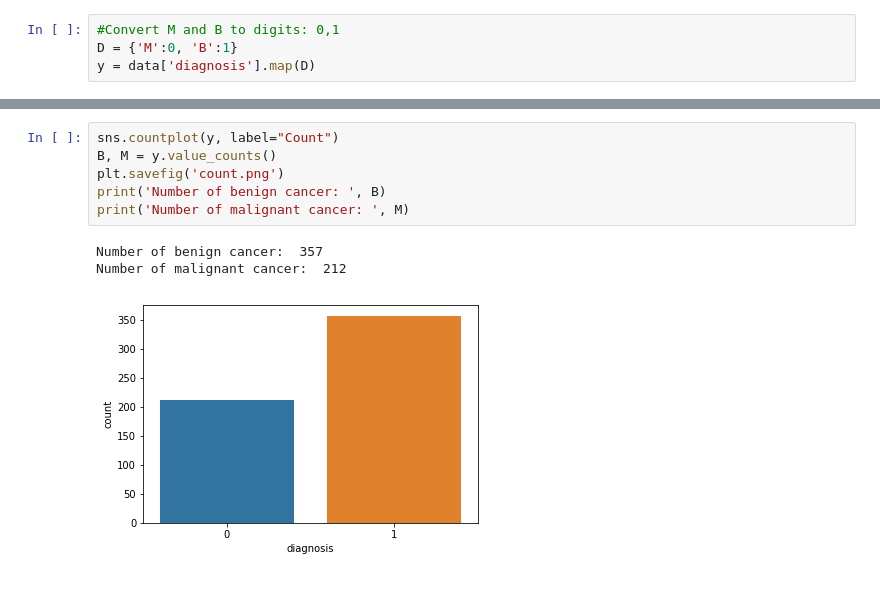
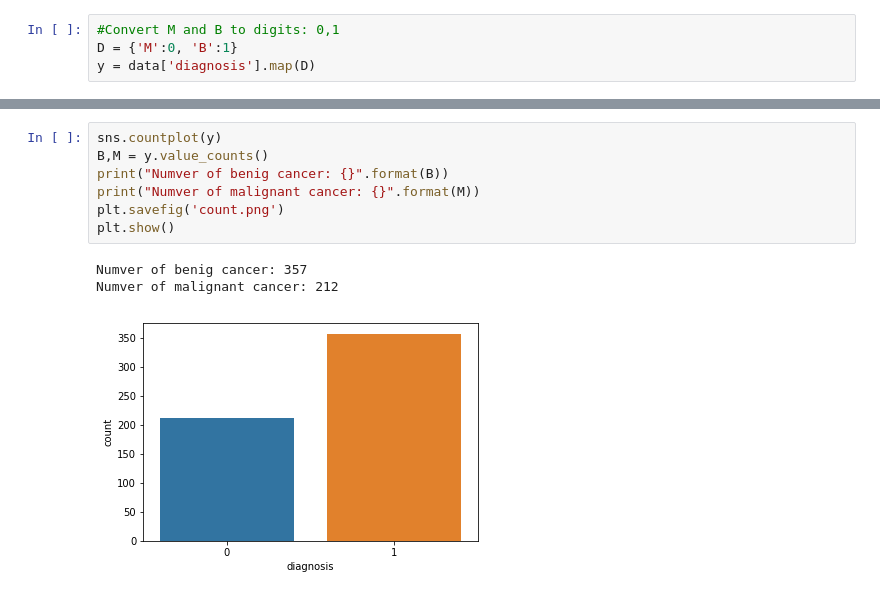
Before and after one commit to storwood/Breast-Cancen-Wisconsin, a Jupyter notebook: Untitled.ipynb, the cells around one changed output, grey strips where cells are left out. Cells and saved outputs as stored; diff of their text form.

```diff
--- a/Untitled.ipynb
+++ b/Untitled.ipynb
@@ -74,10 +81,11 @@ X.head()
-# %%
-sns.countplot(y, label="Count")
-B, M = y.value_counts()
-plt.savefig('count.png')
-print('Number of benign cancer: ', B)
-print('Number of malignant cancer: ', M)
-# %% [output]
-Number of benign cancer:  357
-Number of malignant cancer:  212
-[figure, removed]
+# %%
+sns.countplot(y)
+B,M = y.value_counts()
+print("Numver of benig cancer: {}".format(B))
+print("Numver of malignant cancer: {}".format(M))
+plt.savefig('count.png')
+plt.show()
+# %% [output]
+Numver of benig cancer: 357
+Numver of malignant cancer: 212
+[figure, added]
```
Also changed, not shown: parts of 12 cells of this notebook, 1 other file.
